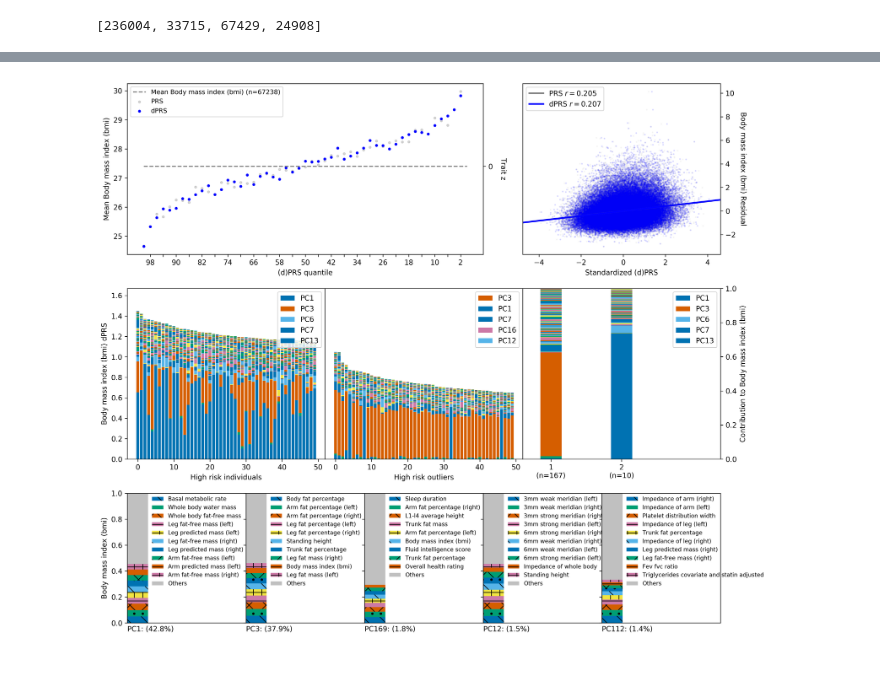
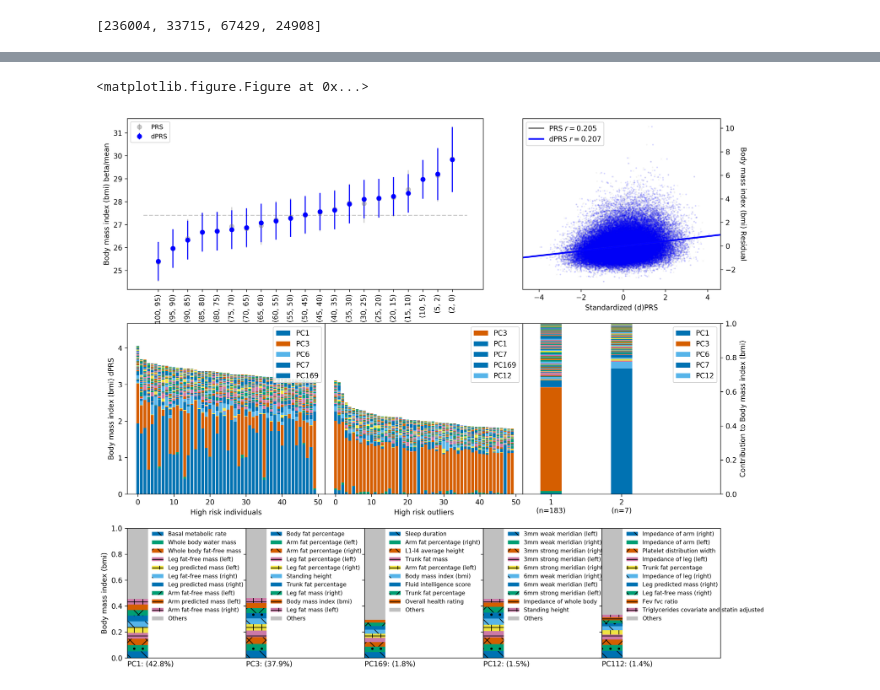
Before and after one commit to rivas-lab/degas-risk, a Jupyter notebook: scripts/test_phe_pipeline.ipynb, the cells around one changed output, grey strips where cells are left out. Cells and saved outputs as stored; diff of their text form; code cells hidden in the pictures.

```diff
--- a/scripts/test_phe_pipeline.ipynb
+++ b/scripts/test_phe_pipeline.ipynb
@@ -155,45 +183,33 @@ for pop_id,pop in zip(['test'], [test]):
     plots[9]=plt.subplot(grid[10:,12:])
     # take a new subset
     df2=df.loc[[i for i in pop if i in df.index],:].copy().dropna()
+    for prs in ['PRS','dPRS']:
+        df2[prs]=zscore(df2[prs])
     pop=df2.index.tolist()
     # (A) do quantile plot with modified (only if binary) phenotype
-    n,nq=len(pop),50
-    for prs in ['PRS','dPRS']:
-        df2[prs]=zscore(df2[prs])
-        df2['j'+prs]=models[prs]['JOINT']['valid'].predict(df2[params[prs]['JOINT']])
-        df2=df2.sort_values('j'+prs, ascending=True)
-        plots[0].scatter(np.arange(nq),
-                        [df2.iloc[int(q*n/nq):int((q+1)*n/nq),:][phe_code].mean() for q in range(nq)],
-                         s=9, c='b' if prs=='dPRS' else 'grey', alpha=0.3+0.7*(prs=='dPRS'))
+    qs=[(q+5,q) for q in np.arange(5,100,5)[::-1]] + [(5,2),(2,0)]
+    for prs,name in zip(['PRS','dPRS'],['PRS','dPRS']):
+        fits=[prs_betaci(q, prs, df2.loc[pop,:]) for q in qs]
+        plots[0].errorbar(x=np.arange(len(qs)), y=[p[0] for p in fits], yerr=np.array([p[1] for p in fits]).T,
+                            fmt='o', c='b' if name=='dPRS' else 'grey', alpha=0.4+0.6*(name=='dPRS'))
+        if name=='dPRS' and is_bin:
+            p2=df2.loc[(df2.loc[pop,prs].quantile(0.4) <= df2.loc[pop,prs]) &
+                       (df2.loc[pop,prs] <= df2.loc[pop,prs].quantile(0.6)), phe_code].mean()
+            aax=plots[0].twinx()
+            aax.set_yticks(plots[0].get_yticks())
+            if is_bin:
+                aax.set_yticklabels(['{:.3f}'.format(k*p2/(1-p2+(k*p2))) if k > 0 else ''
+                                                     for k in plots[0].get_yticks()])
+            else:
+                aax.set_yticklabels(['{:.1f}'.format(k+p2) for k in plots[0].get_yticks()])
+            aax.set_ylim(plots[0].get_ylim())
     # labels
-    plots[0].set_ylabel('{0}{1}{2}'.format('Mean ' if not is_bin else '',
-                                            code_to_name[phe_code], ' prevalence' if is_bin else ''))
-    plots[0].set_xticks(np.arange(1,nq+1,2))
-    plots[0].set_xticklabels([int(100*q/nq) if q%4==1 else '' for q in reversed(range(1,nq+1,2))])
     plots[0].set_xlabel('(d)PRS quantile')
-    plots[0].plot([0,nq],[df2.loc[pop,phe_code].mean(), df2.loc[pop,phe_code].mean()],'--',color='grey')
-    plots[0].legend(['{0}{1}{2} (n={3})'.format('' if is_bin else 'Mean ',
-                                                code_to_name[phe_code],
-                                                ' prevalence' if is_bin else '',
-                                                int(df2[phe_code].sum()) if is_bin else len(pop))]+['PRS','dPRS'],
-                    loc=2, fontsize=9)
-    # adjust y-axis to display odds ratios or z-scored trait
-    y_r=plots[0].twinx()
-    y1,y2=plots[0].get_ylim()
-    ymax=df2.iloc[-(n/nq):,:][phe_code].mean()
-    if is_bin:
-        or_to_prev=lambda o: o*df2[phe_code].mean()/(1+(df2[phe_code].mean()*(o-1)))
-        y_r.set_yticks([or_to_prev(o) for o in [0,0.5,1,2,3,4,5,6,7,8,9]
-                          if ymax > or_to_prev(o-1) and y1 <= or_to_prev(o)])
-        y_r.set_yticklabels(map(lambda s:str(s), filter(lambda o: ymax > or_to_prev(o-1) and y1 <= or_to_prev(o),
-                                                         [0,0.5,1,2,3,4,5,6,7,8,9])))
-    else:
-        y_r.set_yticks([df2[phe_code].mean() + (sd*df2[phe_code].std()) for sd in range(-10,11)
-                         if sd < y1 and y1-1 < ymax])
-        y_r.set_yticklabels([str(sd) for sd in range(-10,11) if sd < y1 and y1-1 < ymax])
-    y_r.set_ylim(y1, y2)
-    y_r.set_ylabel('OR' if is_bin else 'Trait z',rotation=270, labelpad=20)
-
+    plots[0].set_xticklabels(list(map(str,qs)), rotation=90)
+    plots[0].set_ylabel(phe_name+' {}'.format('OR/prevalence' if is_bin else 'beta/mean'))
+    plots[0].set_xticks(np.arange(len(qs)))
+    plots[0].legend(['PRS','dPRS'], loc=2, fontsize=9)
+    plots[0].plot(plots[0].get_xlim(),[1 if is_bin else df2[phe_code].mean() for _ in range(2)],'k--',alpha=0.2)
     # (B) plot ROC/correlation plot
     if is_bin:
         # loop over dPRS and these joint models
@@ -228,22 +244,23 @@ for pop_id,pop in zip(['test'], [test]):
     plots[1].yaxis.set_label_position("right")
 
     # (C): high risk individuals (first compute profiles)
+    df2.sort_values(by='dPRS', inplace=True, ascending=True)
     for pc in range(npc):
-        df2[profl_pcs[pc]]=(df2[score_pcs[pc]] * weights[pc] * df2['j'+prs]).clip_lower(0)
+        df2[profl_pcs[pc]]=(df2[score_pcs[pc]] * weights[pc] * df2[prs]).clip_lower(0)
     df2[profl_pcs] = normalize(df2[profl_pcs], norm='l1')
     # now plot
     o, pc_plots=50, []
     dfo=df2.iloc[-o:,:][::-1]
-    top5pc=np.argsort(dfo['j'+prs].dot(dfo[profl_pcs])[:npc])[-5:][::-1]
+    top5pc=np.argsort(dfo[prs].dot(dfo[profl_pcs])[:npc])[-5:][::-1]
     for pc in range(npc):
         pp=plots[2].bar(np.arange(o),
-                        dfo[profl_pcs[pc]] * dfo['j'+prs],
-                        bottom=np.array(dfo[profl_pcs[:pc]].sum(axis=1) * dfo['j'+prs])#,
+                        dfo[profl_pcs[pc]] * dfo[prs],
+                        bottom=np.array(dfo[profl_pcs[:pc]].sum(axis=1) * dfo[prs])#,
                         # hatch=pcps[pc+1] if pc+1 in pcps else None
                         )
         pc_plots.append(pp)
     # axis labels and such
-    plots[2].set_ylim(0, 1.15*df2['j'+prs].max())
+    plots[2].set_ylim(0, 1.15*df2[prs].max())
     plots[2].set_ylabel(phe_name+' dPRS')
     plots[2].set_xlabel('High risk individuals')
     plots[2].legend([pc_plots[pc] for pc in top5pc], ['PC'+str(pc+1) for pc in top5pc], loc=1)
@@ -257,17 +274,17 @@ for pop_id,pop in zip(['test'], [test]):
 
     # now plot them
     dfo=df2.loc[outliers[-o:],:][::-1]
-    top5pc=np.argsort(dfo['j'+prs].dot(dfo[profl_pcs])[:npc])[-5:][::-1]
+    top5pc=np.argsort(dfo[prs].dot(dfo[profl_pcs])[:npc])[-5:][::-1]
     pc_plots2=[]
     for pc in range(npc):
         pp=plots[3].bar(np.arange(o),
-                        dfo[profl_pcs[pc]] * dfo['j'+prs],
-                        bottom=np.array(dfo[profl_pcs[:pc]].sum(axis=1) * dfo['j'+prs])#,
+                        dfo[profl_pcs[pc]] * dfo[prs],
+                        bottom=np.array(dfo[profl_pcs[:pc]].sum(axis=1) * dfo[prs])#,
                         # hatch=pcps[pc+1] if pc+1 in pcps else None
                         )
         pc_plots2.append(pp)
     # axis labels and such
-    plots[3].set_ylim(0, 1.15*df2['j'+prs].max())
+    plots[3].set_ylim(0, 1.15*df2[prs].max())
     plots[3].set_ylabel(''); plots[3].set_yticks([])
     plots[3].set_xlabel('High risk outliers')
     plots[3].legend([pc_plots[pc] for pc in top5pc], ['PC'+str(i+1) for i in top5pc], loc=1)
@@ -359 +377,2 @@ PC1: 73.8%, PC6: 4.3%, PC13: 1.7%, PC168: 0.8%, PC26: 0.7%
+<matplotlib.figure.Figure at 0x...>
-[figure, old version]
+[figure, new version]
```
Also changed, not shown: parts of 4 cells of this notebook, 7 other files.
